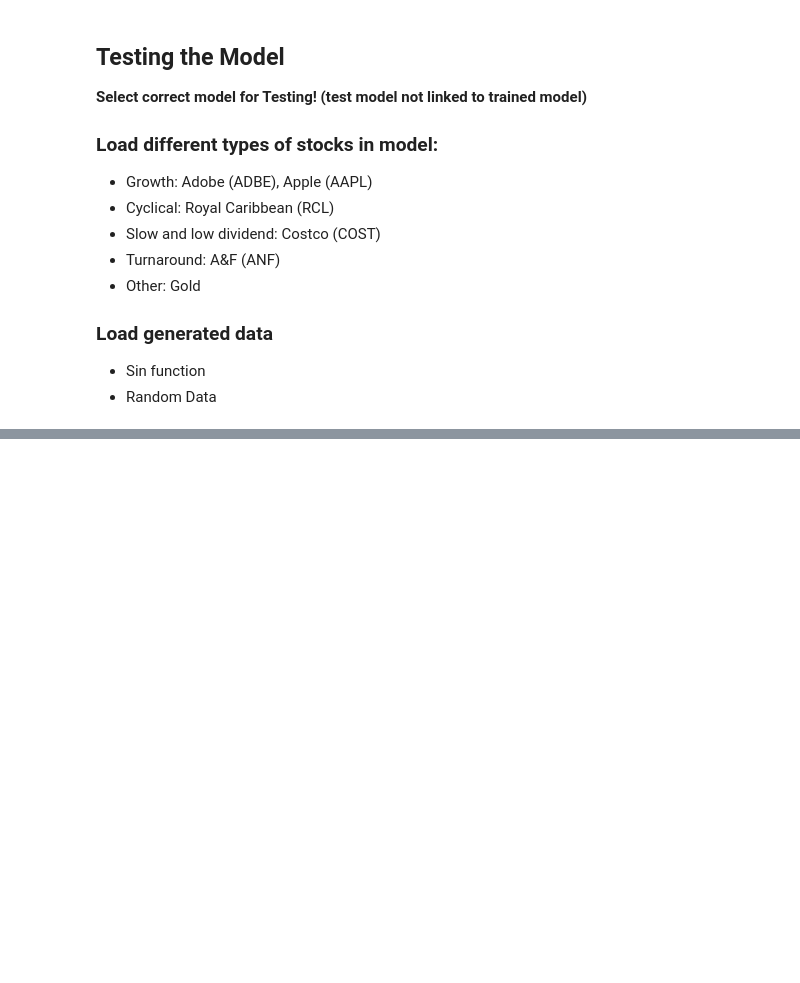
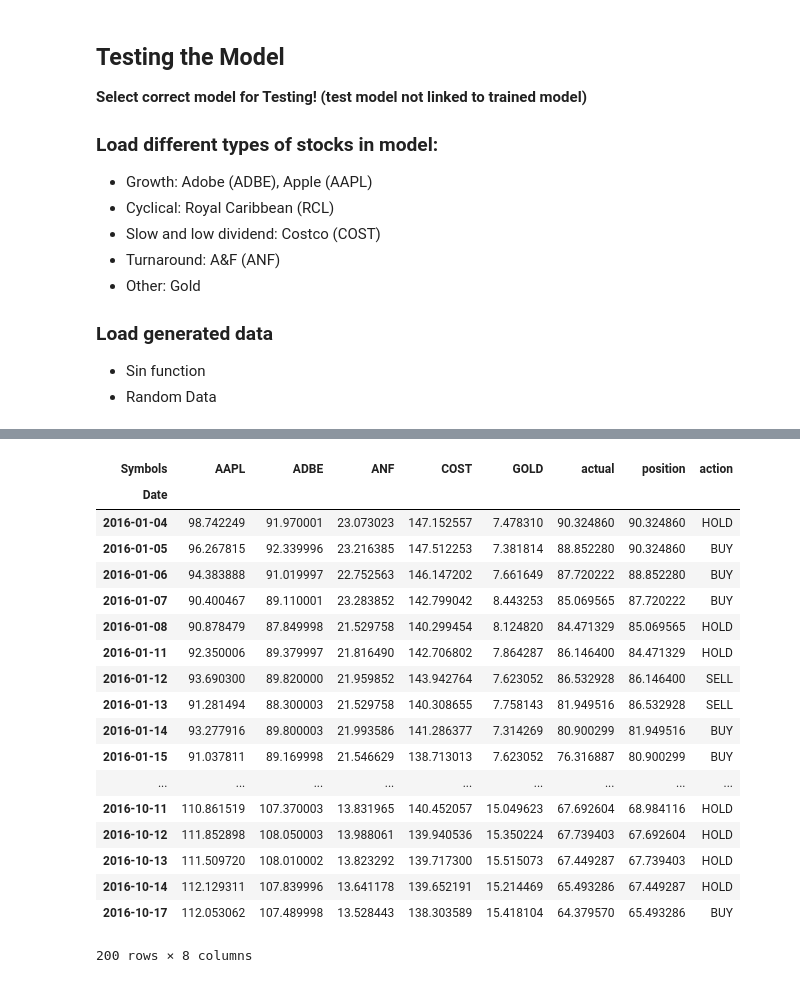
Before and after one commit to Pizajolo/finance-bot, a Jupyter notebook: test-reinforcement/visualize_extended.ipynb, the cells around one changed output, grey strips where cells are left out. Saved outputs shown, nothing was run; the diff lists cells and outputs as text; code cells hidden in the pictures; blank space fills up the shorter version.

```diff
--- a/test-reinforcement/visualize_extended.ipynb
+++ b/test-reinforcement/visualize_extended.ipynb
@@ -379,0 +443,22 @@ print("Sum: ", sum)
+# %%
+dft.head(200)
+# %% [output]
+| Symbols | AAPL | ADBE | ANF | COST | GOLD | actual | position | action |
+| Date |  |  |  |  |  |  |  |  |
+| 2016-01-04 | 98.742249 | 91.970001 | 23.073023 | 147.152557 | 7.478310 | 90.324860 | 90.324860 | HOLD |
+| 2016-01-05 | 96.267815 | 92.339996 | 23.216385 | 147.512253 | 7.381814 | 88.852280 | 90.324860 | BUY |
+| 2016-01-06 | 94.383888 | 91.019997 | 22.752563 | 146.147202 | 7.661649 | 87.720222 | 88.852280 | BUY |
+| 2016-01-07 | 90.400467 | 89.110001 | 23.283852 | 142.799042 | 8.443253 | 85.069565 | 87.720222 | BUY |
+| 2016-01-08 | 90.878479 | 87.849998 | 21.529758 | 140.299454 | 8.124820 | 84.471329 | 85.069565 | HOLD |
+| 2016-01-11 | 92.350006 | 89.379997 | 21.816490 | 142.706802 | 7.864287 | 86.146400 | 84.471329 | HOLD |
+| 2016-01-12 | 93.690300 | 89.820000 | 21.959852 | 143.942764 | 7.623052 | 86.532928 | 86.146400 | SELL |
+| 2016-01-13 | 91.281494 | 88.300003 | 21.529758 | 140.308655 | 7.758143 | 81.949516 | 86.532928 | SELL |
+| 2016-01-14 | 93.277916 | 89.800003 | 21.993586 | 141.286377 | 7.314269 | 80.900299 | 81.949516 | BUY |
+| 2016-01-15 | 91.037811 | 89.169998 | 21.546629 | 138.713013 | 7.623052 | 76.316887 | 80.900299 | BUY |
+| ... | ... | ... | ... | ... | ... | ... | ... | ... |
+| 2016-10-11 | 110.861519 | 107.370003 | 13.831965 | 140.452057 | 15.049623 | 67.692604 | 68.984116 | HOLD |
+| 2016-10-12 | 111.852898 | 108.050003 | 13.988061 | 139.940536 | 15.350224 | 67.739403 | 67.692604 | HOLD |
+| 2016-10-13 | 111.509720 | 108.010002 | 13.823292 | 139.717300 | 15.515073 | 67.449287 | 67.739403 | HOLD |
+| 2016-10-14 | 112.129311 | 107.839996 | 13.641178 | 139.652191 | 15.214469 | 65.493286 | 67.449287 | HOLD |
+| 2016-10-17 | 112.053062 | 107.489998 | 13.528443 | 138.303589 | 15.418104 | 64.379570 | 65.493286 | BUY |
+200 rows × 8 columns
```
Also changed, not shown: parts of 4 cells of this notebook.
